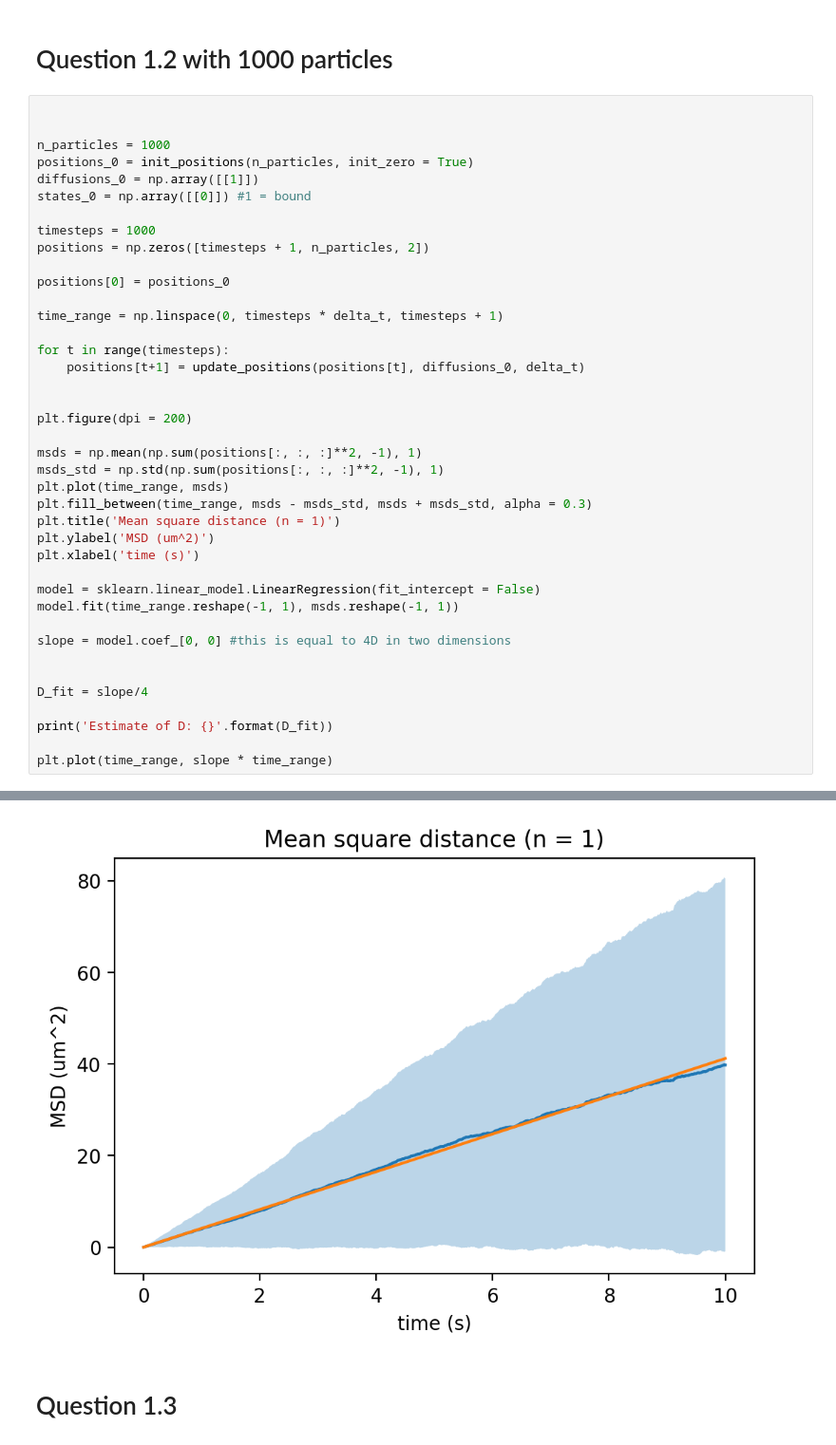
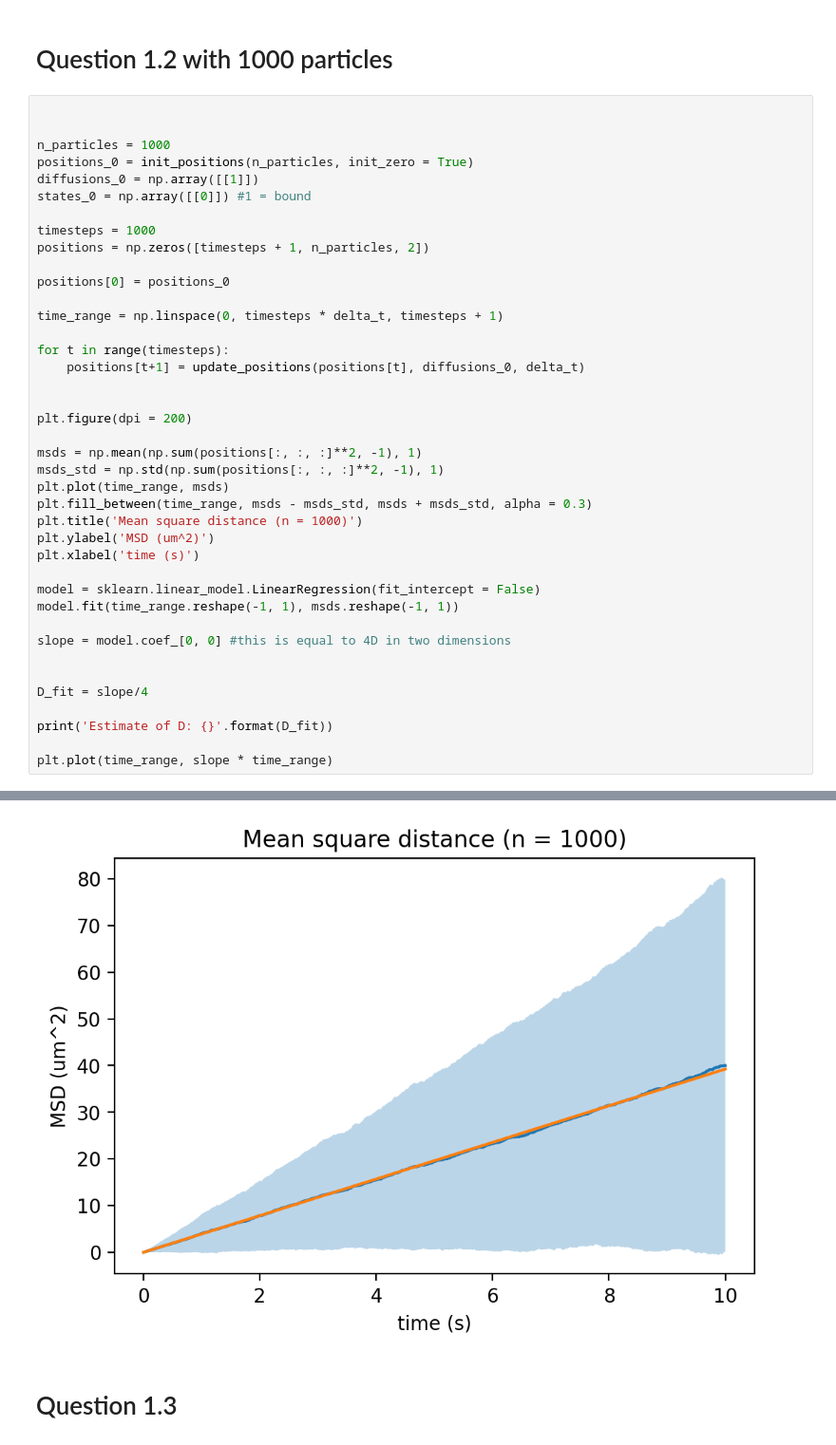
Before and after one commit to yolky/fff_ps2, a Jupyter notebook: Untitled.ipynb, the cells around one changed output, grey strips where cells are left out. Shown at 95% size. Cells and saved outputs as stored; diff of their text form.

```diff
--- a/Untitled.ipynb
+++ b/Untitled.ipynb
@@ -162,7 +162,7 @@ msds = np.mean(np.sum(positions[:, :, :]**2, -1), 1)
 msds_std = np.std(np.sum(positions[:, :, :]**2, -1), 1)
 plt.plot(time_range, msds)
 plt.fill_between(time_range, msds - msds_std, msds + msds_std, alpha = 0.3)
-plt.title('Mean square distance (n = 1)')
+plt.title('Mean square distance (n = 1000)')
 plt.ylabel('MSD (um^2)')
 plt.xlabel('time (s)')
 
@@ -182,5 +182,5 @@ Estimate of D: 1.0309015265808332
 [<matplotlib.lines.Line2D at 0x...>]
-[figure, old version]
+[figure, new version]
 # %% [markdown]
 # Question 1.3
 # %%
```
Also changed, not shown: parts of 1 cell of this notebook.
